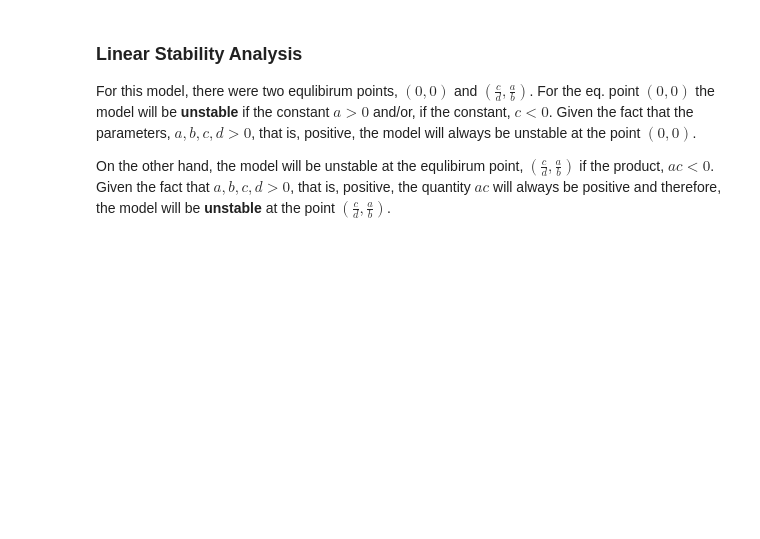
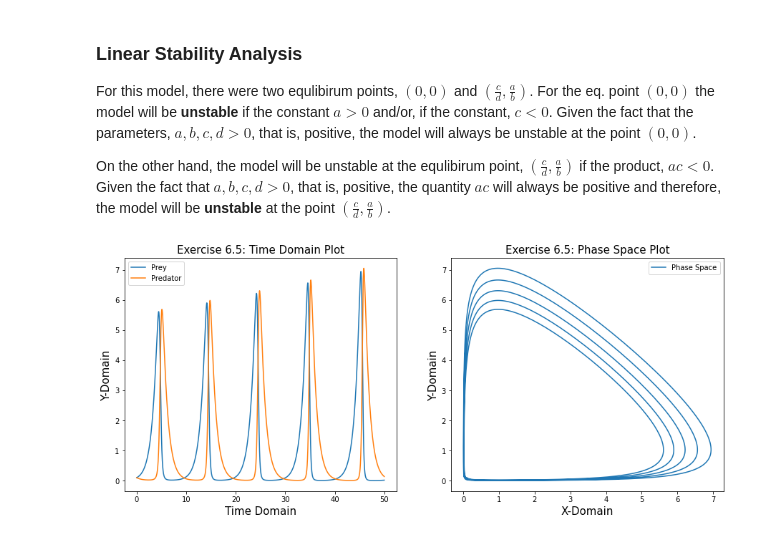
Before and after one commit to grantaguinaldo/ssie, a Jupyter notebook: ssie523/exam-01-practice-problem.ipynb, the cells around one changed output. Saved outputs shown, nothing was run; the diff lists cells and outputs as text; code cells hidden in the pictures; blank space fills up the shorter version.

```diff
--- a/ssie523/exam-01-practice-problem.ipynb
+++ b/ssie523/exam-01-practice-problem.ipynb
@@ -7,7 +7,7 @@ from sympy import *
 init_printing()
 %matplotlib inline
 
-a, b, c, d, x, y = symbols('a b c d x y')
+a, b, c, d, x, y, r = symbols('a b c d x y r')
 # %% [markdown]
 ### Problem
 Consider the following predator-prey model, with $x$ being the population size of prey and $y$ of predators (such that $x \geq 0$ $y \geq 0$) and $a$, $b$, $c$ and $d$ are positive parameters.
@@ -123,3 +123,47 @@ For this model, there were two equlibirum points, $(0, 0)$ and $(\frac{c}{d}, \f
 
 
 On the other hand, the model will be unstable at the equlibirum point, $(\frac{c}{d}, \frac{a}{b})$ if the product, $ac < 0$. Given the fact that $a, b, c, d > 0$, that is, positive, the quantity $ac$ will always be positive and therefore, the model will be **unstable** at the point $(\frac{c}{d}, \frac{a}{b})$.
+# %%
+def model(aconst, bconst, cconst, dconst, dt, t_not, X_not, Y_not, tdomain):
+
+    t_results = [t_not]
+    X_results = [X_not]
+    Y_results = [Y_not]
+
+    while t_results[-1] <= tdomain:
+
+        Xdot = (aconst * X_results[-1]) - (bconst * X_results[-1] * Y_results[-1])
+        Ydot = (-1 * cconst * Y_results[-1]) + (dconst * X_results[-1] * Y_results[-1])
+        nx = X_results[-1]  + Xdot * dt
+        ny = Y_results[-1]  + Ydot * dt
+        time = t_results[-1] + dt
+
+        t_results.append(time)
+        X_results.append(nx)
+        Y_results.append(ny)
+
+    results = {}
+    results['time'] = t_results
+    results['x'] = X_results
+    results['y'] = Y_results
+
+    return results
+# %%
+plt.figure(figsize=(15, 6))
+run = model(aconst=1, bconst=1, cconst=1, dconst=1, dt=0.01, t_not=0, X_not=0.1, Y_not=0.1, tdomain=50)
+plt.subplot(1, 2, 1)
+plt.plot(run['time'], run['x'], label='Prey')
+plt.plot(run['time'], run['y'], label='Predator')
+plt.xlabel('Time Domain', fontsize=15)
+plt.ylabel('Y-Domain', fontsize=15)
+plt.title('Exercise 6.5: Time Domain Plot', fontsize=15)
+plt.legend()
+plt.subplot(1, 2, 2)
+plt.plot(run['x'], run['y'], label='Phase Space')
+plt.xlabel('X-Domain', fontsize=15)
+plt.ylabel('Y-Domain', fontsize=15)
+plt.title('Exercise 6.5: Phase Space Plot', fontsize=15)
+plt.legend()
+plt.show()
+# %% [output]
+[figure, added]
```
Also changed, not shown: 1 other file.
